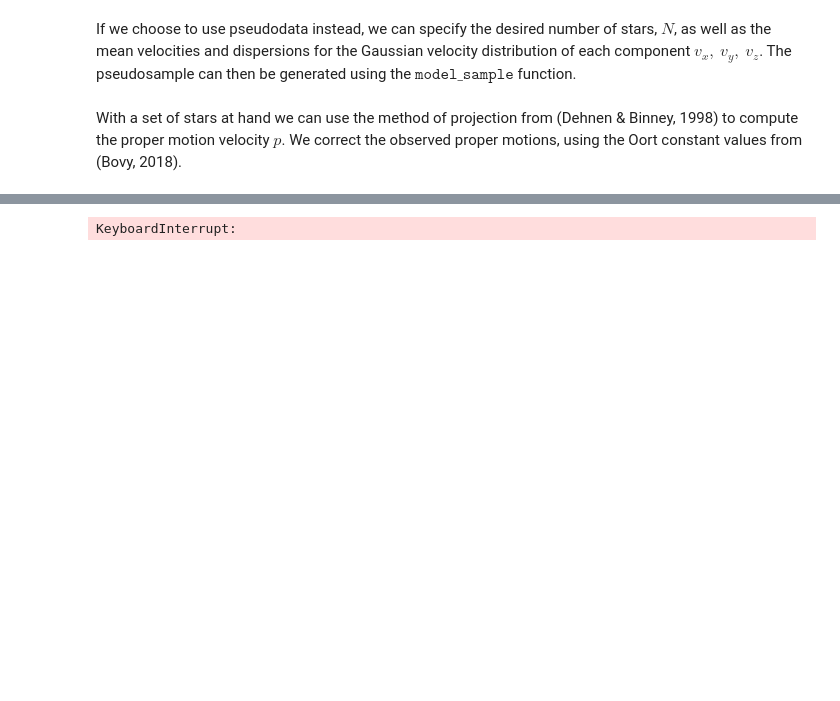
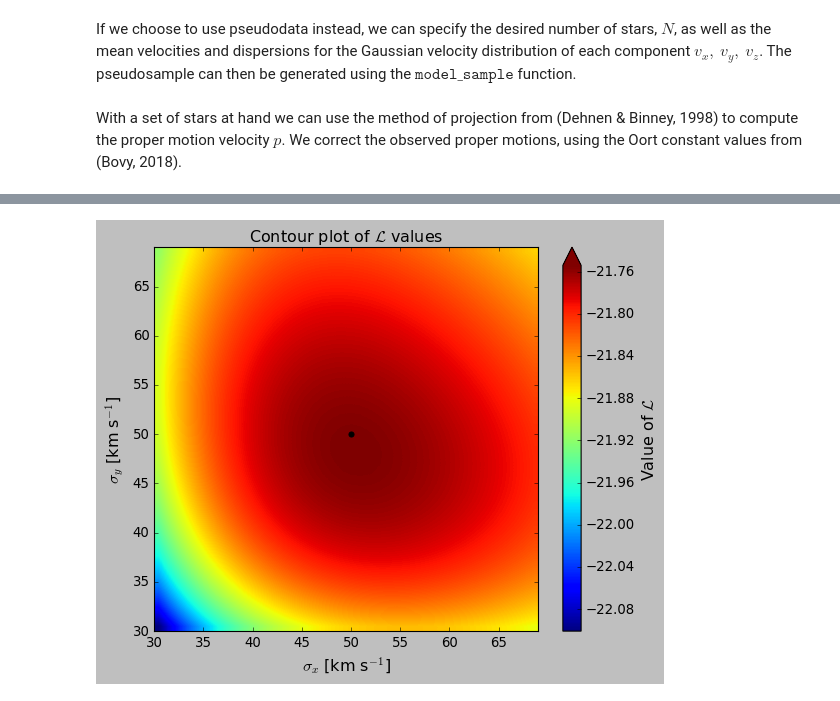
Before and after one commit to PaulMcMillan-Astro/DeprojectionProject, a Jupyter notebook: InitialDeprojectionNotebook.ipynb, the cells around one changed output, grey strips where cells are left out. Cells and saved outputs as stored; diff of their text form; code cells hidden in the pictures; blank space fills up the shorter version.

```diff
--- a/InitialDeprojectionNotebook.ipynb
+++ b/InitialDeprojectionNotebook.ipynb
@@ -210,9 +220,7 @@ plot_fv(phi0,'yz',vmin,dv,n)
 # %%
-import Deproject_test
-
-test_L('sigma','xy', 1e-12, v0, v_disp, pvals, rhatvals, vmin, dv, n)
+test_L('xy', 1e-15, v0, v_disp, pvals, rhatvals, vmin, dv, n)
 # %% [output]
-KeyboardInterrupt:
+[figure, added]
 # %%
 sanity_check(pvals,rhatvals,mxl,vmin,dv,n)
 # %% [output]
```
Also changed, not shown: parts of 12 cells of this notebook, 3 other files.
